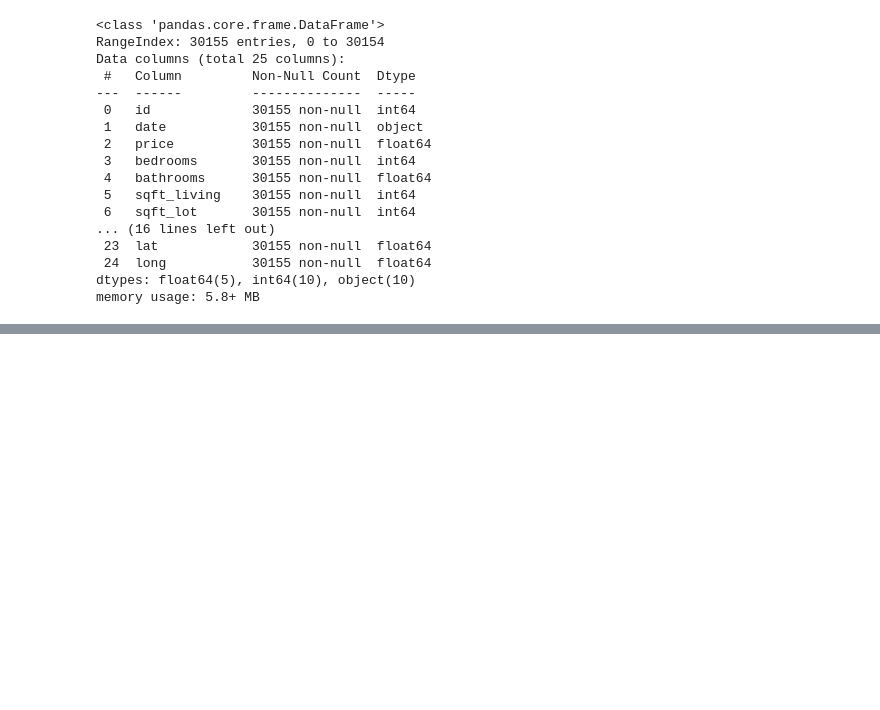
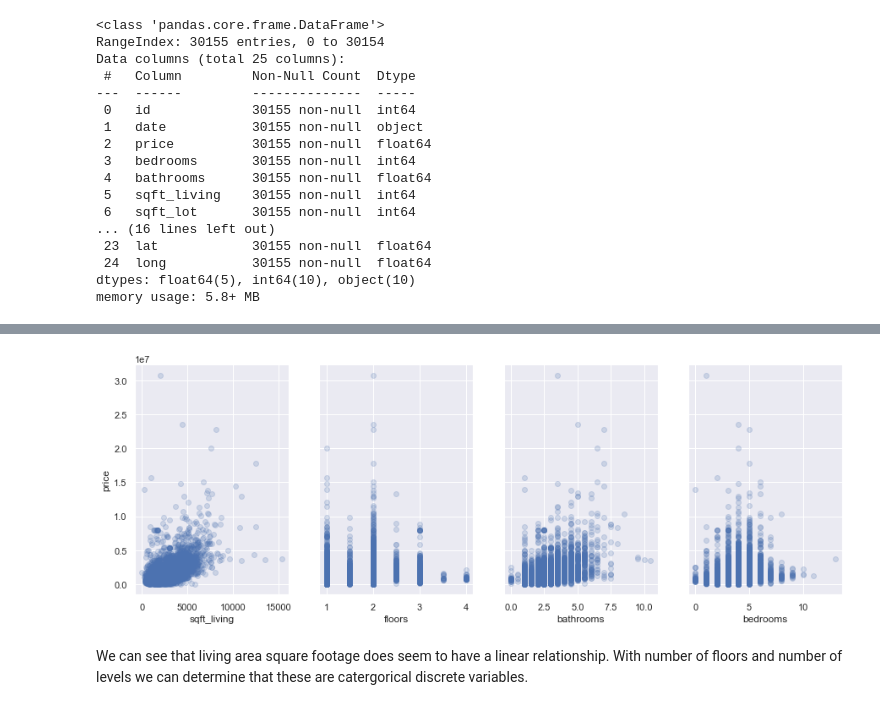
Before and after one commit to ldwilker10/dsc-phase-2-project-v2-5, a Jupyter notebook: student copy.ipynb, the cells around one changed output, grey strips where cells are left out. Drawn from its saved outputs; the diff is of its cells as text; code cells hidden in the pictures; blank space fills up the shorter version.

```diff
--- a/student copy.ipynb
+++ b/student copy.ipynb
@@ -65,0 +63,5 @@ kc_house_df.describe()
+# %%
+kc_house_df.dropna(inplace= True)
+kc_house_df = kc_house_df.drop_duplicates()
+kc_house_df.drop(["id"], axis = 1, inplace = True)
+kc_house_df.info()
@@ -65,0 +99,6 @@ kc_house_df.describe()
+# %%
+#Inspecting value counts for categorical features
+categoricals = kc_house_df.select_dtypes("object")
+
+for col in categoricals:
+    print(kc_house_df[col].value_counts(), "\n")
@@ -65,0 +154,3 @@ kc_house_df.describe()
+# %%
+kc_subset = kc_house_df[['sqft_living', 'floors', 'bathrooms','bedrooms', 'price']].copy()
+kc_subset
@@ -65,0 +171,12 @@ kc_house_df.describe()
+# %%
+fig, axes = plt.subplots(ncols=4, figsize=(15,5), sharey=True)
+axes[0].set_ylabel("price")
+
+for i, col in enumerate(kc_subset.drop("price", axis=1).columns):
+    ax = axes[i]
+    ax.scatter(kc_subset[col], kc_subset["price"], alpha=0.2)
+    ax.set_xlabel(col)
+# %% [output]
+[figure, added]
+# %% [markdown]
+We can see that living area square footage does seem to have a linear relationship. With number of floors and number of levels we can determine that these are catergorical discrete variables.
```
Also changed, not shown: parts of 17 cells of this notebook.
